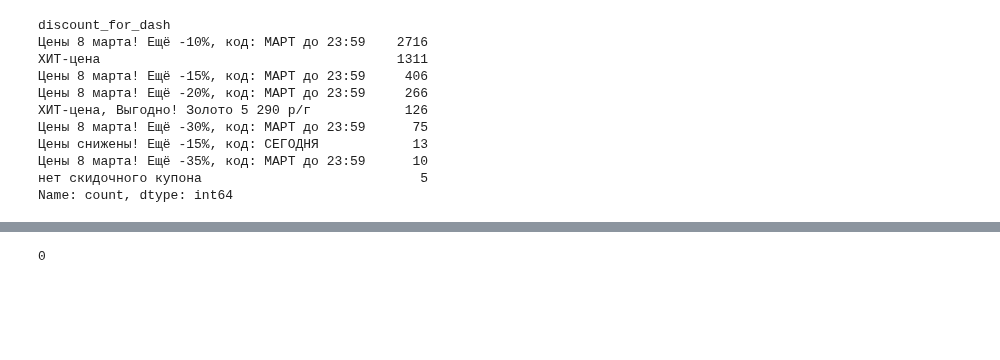
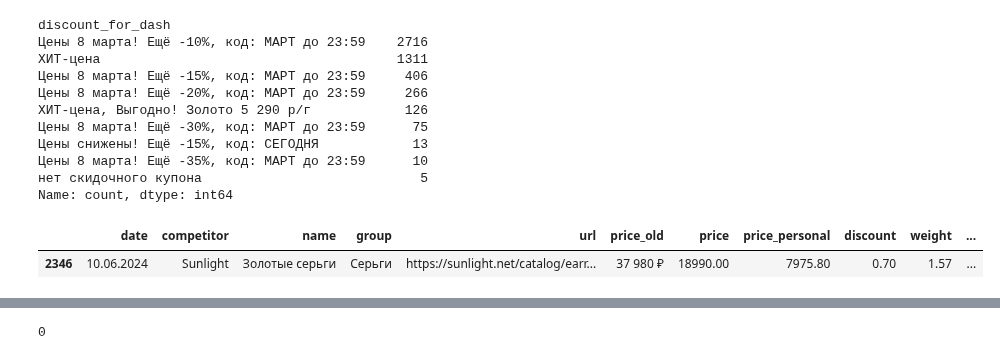
Before and after one commit to sergey-trenkin/notebooks, a Jupyter notebook: eda_every_days.ipynb, the cells around one changed output, grey strips where cells are left out. Saved outputs shown, nothing was run; the diff lists cells and outputs as text; code cells hidden in the pictures; blank space fills up the shorter version.

```diff
--- a/eda_every_days.ipynb
+++ b/eda_every_days.ipynb
@@ -528,7 +555,12 @@ for i in df_sunlight.index:
     elif df_sunlight['discount_for_dash'][i] == "ХИТ-цена, Выгодно! Золото 5 290 р/г":
         df_sunlight['price_personal'][i] = df_sunlight['price_personal'][i]
     else:
-        df_sunlight['price_personal'][i] = df_sunlight['price_personal'][i] * 0.7
+        df_sunlight['price_personal'][i] = df_sunlight['price_personal'][i] * 0.6
+# %%
+df_sunlight[df_sunlight['url'] == 'https://sunlight.net/catalog/earring_242309.html']
+# %% [output]
+|  | date | competitor | name | group | url | price_old | price | price_personal | discount | weight | ... |
+| 2346 | 10.06.2024 | Sunlight | Золотые серьги | Серьги | https://sunlight.net/catalog/earr... | 37 980 ₽ | 18990.00 | 7975.80 | 0.70 | 1.57 | ... |
 # %%
 df_sunlight.sample(5)
 # %% [output]
```
Also changed, not shown: parts of 19 cells of this notebook.
